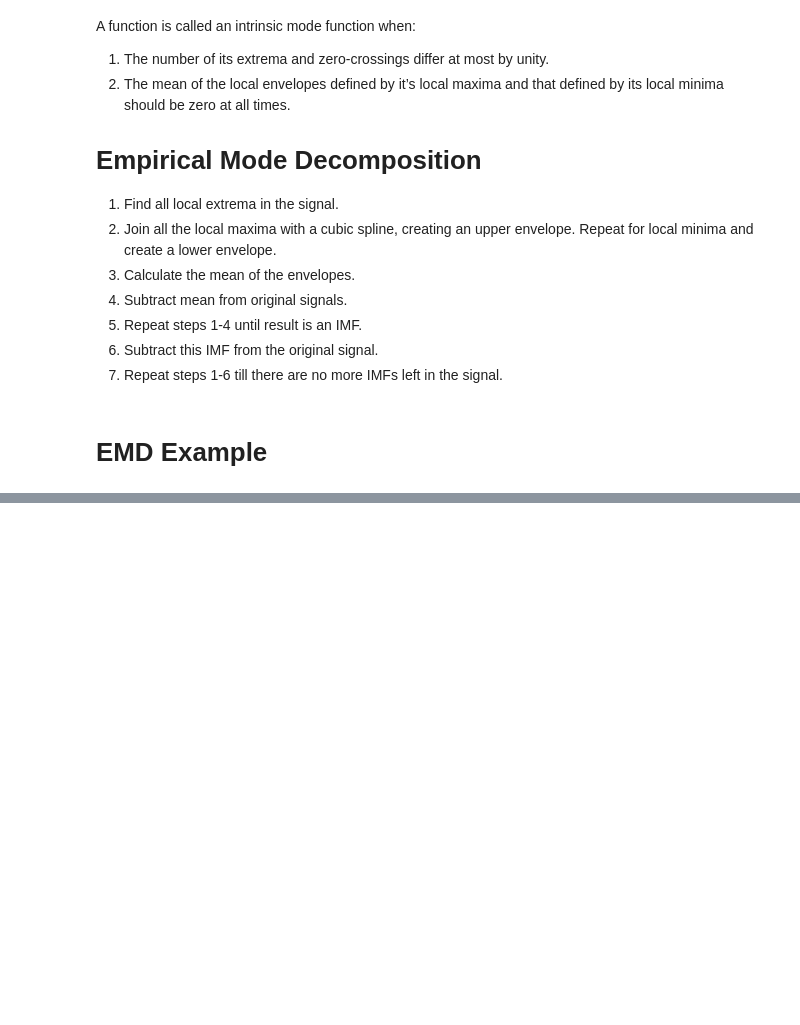
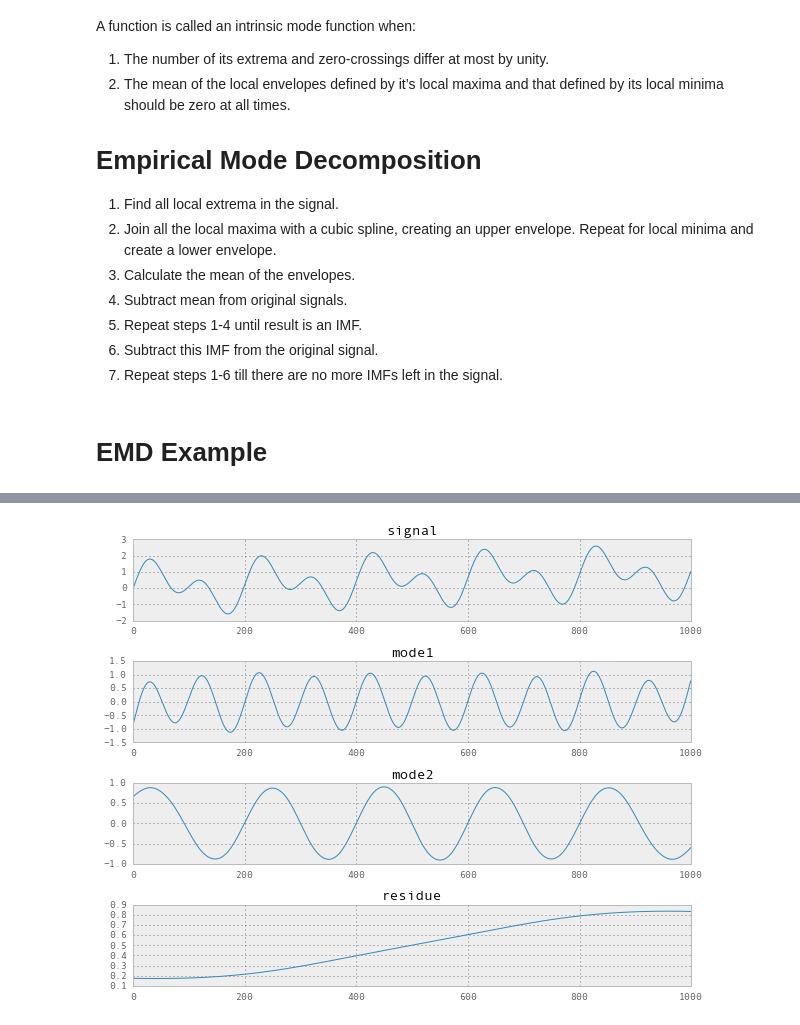
Before and after one commit to jaidevd/jaidevd.github.io, a Jupyter notebook: blog/posts/nonlinear-nonstationary-signal-processing.ipynb, the cells around one changed output, grey strips where cells are left out. Cells and saved outputs as stored; diff of their text form; code cells hidden in the pictures; blank space fills up the shorter version.

```diff
--- a/blog/posts/nonlinear-nonstationary-signal-processing.ipynb
+++ b/blog/posts/nonlinear-nonstationary-signal-processing.ipynb
@@ -235,0 +280,15 @@ A function is called an intrinsic mode function when:
+# %%
+from pyhht.emd import EmpiricalModeDecomposition as EMD
+from pyhht.visualization import plot_imfs
+engine = EMD(signal, n_imfs=2)
+imfs = engine.decompose()
+plt.figure(figsize=(10, 8))
+plt.subplot(imfs.shape[0] + 1, 1, 1), plt.plot(signal), plt.title("signal")
+for i in range(imfs.shape[0]):
+    plt.subplot(imfs.shape[0] + 1, 1, i + 2), plt.plot(imfs[i, :])
+    if i != imfs.shape[0] - 1:
+        plt.title("mode{}".format(i + 1))
+    else:
+        plt.title("residue")
+# %% [output]
+[figure, added]
```
Also changed, not shown: parts of 3 cells of this notebook, 1 other file.
